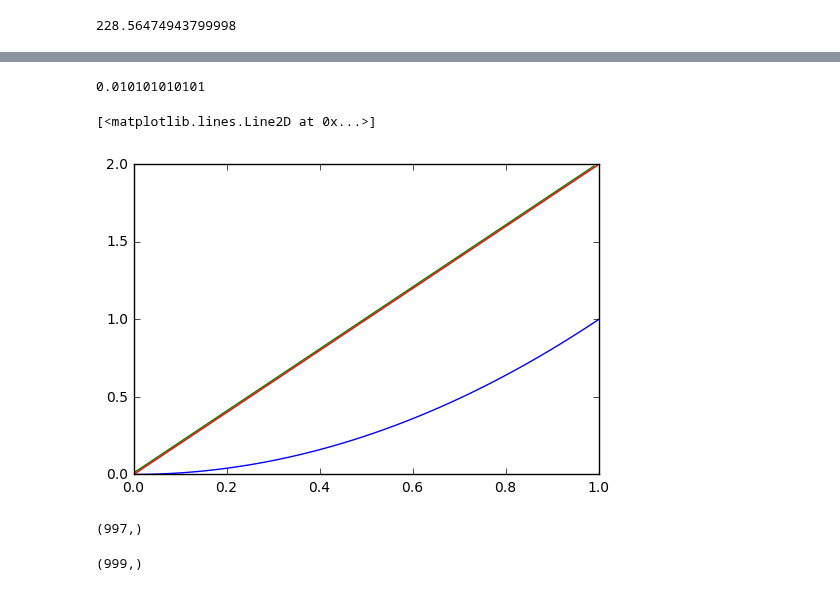
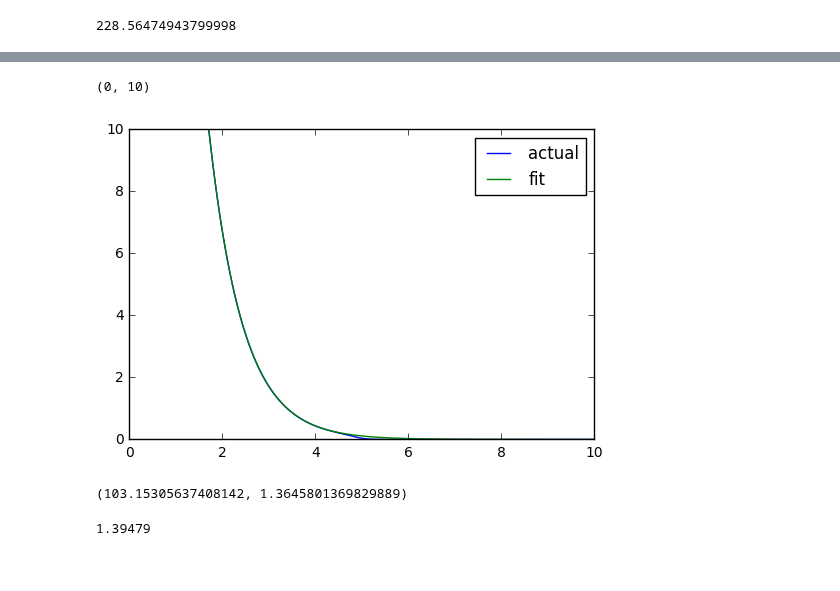
Before and after one commit to 123daimanu/DR_EAM, a Jupyter notebook: FQ_EAM_test.ipynb, the cells around one changed output, grey strips where cells are left out. Drawn from its saved outputs; the diff is of its cells as text; code cells hidden in the pictures.

```diff
--- a/FQ_EAM_test.ipynb
+++ b/FQ_EAM_test.ipynb
@@ -704,19 +706,29 @@ lab.ylabel("energy")
-# %%
-x=num.linspace(0,1,100)
-print(x[1]-x[0])
-fx=lambda x:x**2
-lab.plot(x,fx(x))
-lab.plot(x[0:-1],num.diff(fx(x))/(x[1]-x[0]))
-lab.plot(x,2*x)
-# %% [output]
-0.010101010101
-[<matplotlib.lines.Line2D at 0x...>]
-[figure, removed]
-# %%
-q.shape
-# %% [output]
-(997,)
-# %%
-der(Etot,step).shape
-# %% [output]
-(999,)
+# %%
+from scipy.optimize import curve_fit
+def fit_func(x, a,b):
+    return a*num.exp(-b*x)
+
+r=num.linspace(0,10,1000)
+den_pt=f(r,0,N_Pt,fe_Pt,beta_Pt,re_Pt,lambda_Pt)
+
+params = curve_fit(fit_func,r , den_pt)
+
+[a,b] = params[0]
+
+
+lab.plot(r,f(r,0,N_Pt,fe_Pt,beta_Pt,re_Pt,lambda_Pt),label="actual")
+lab.plot(r,fit_func(r,a,b),label="fit")
+lab.legend()
+lab.xlim([0,10])
+lab.ylim([0,10])
+# %% [output]
+(0, 10)
+[figure, added]
+# %%
+a,b
+# %% [output]
+(103.15305637408142, 1.3645801369829889)
+# %%
+fe_O
+# %% [output]
+1.39479
```
Also changed, not shown: parts of 10 cells of this notebook.
